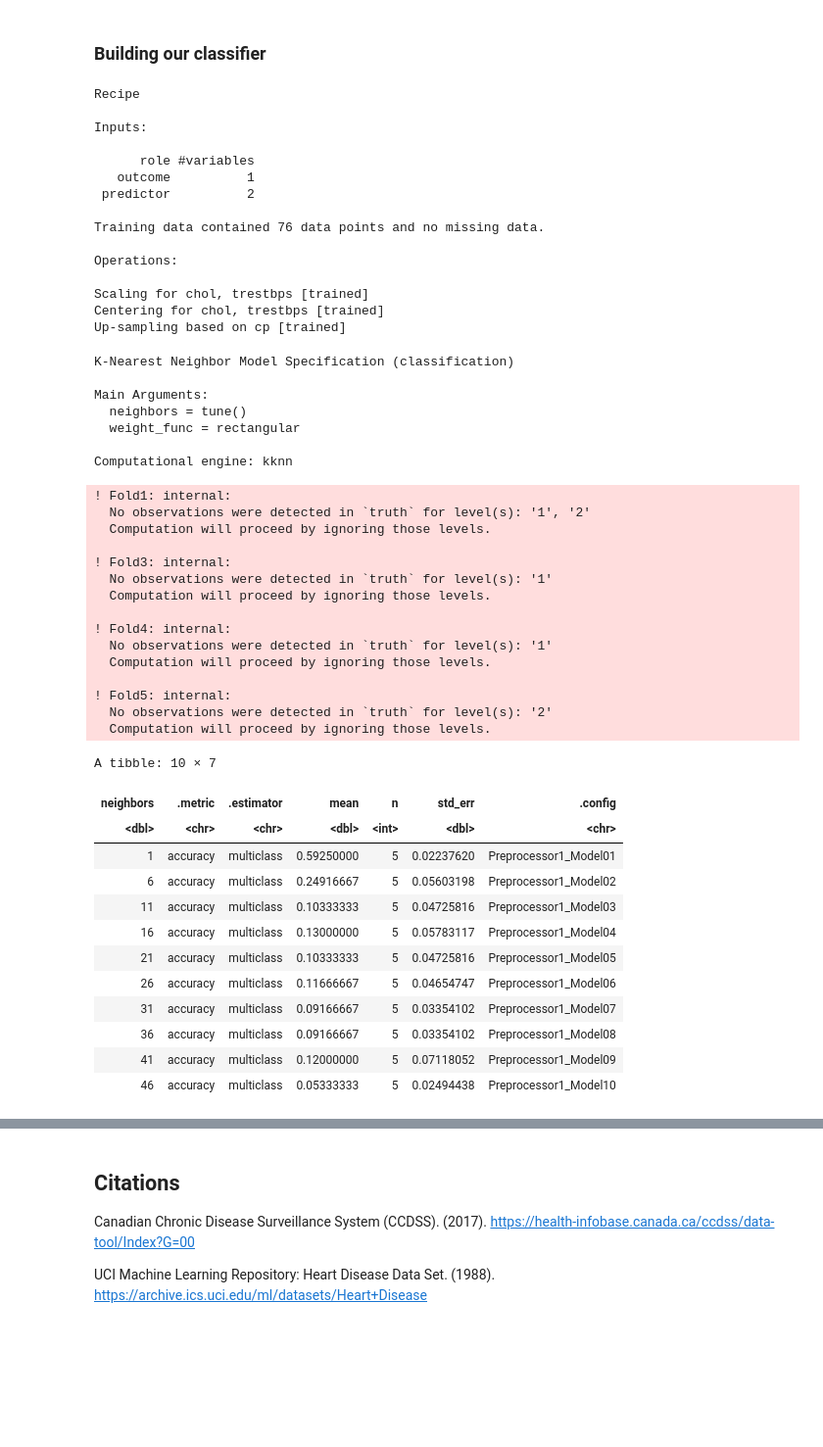
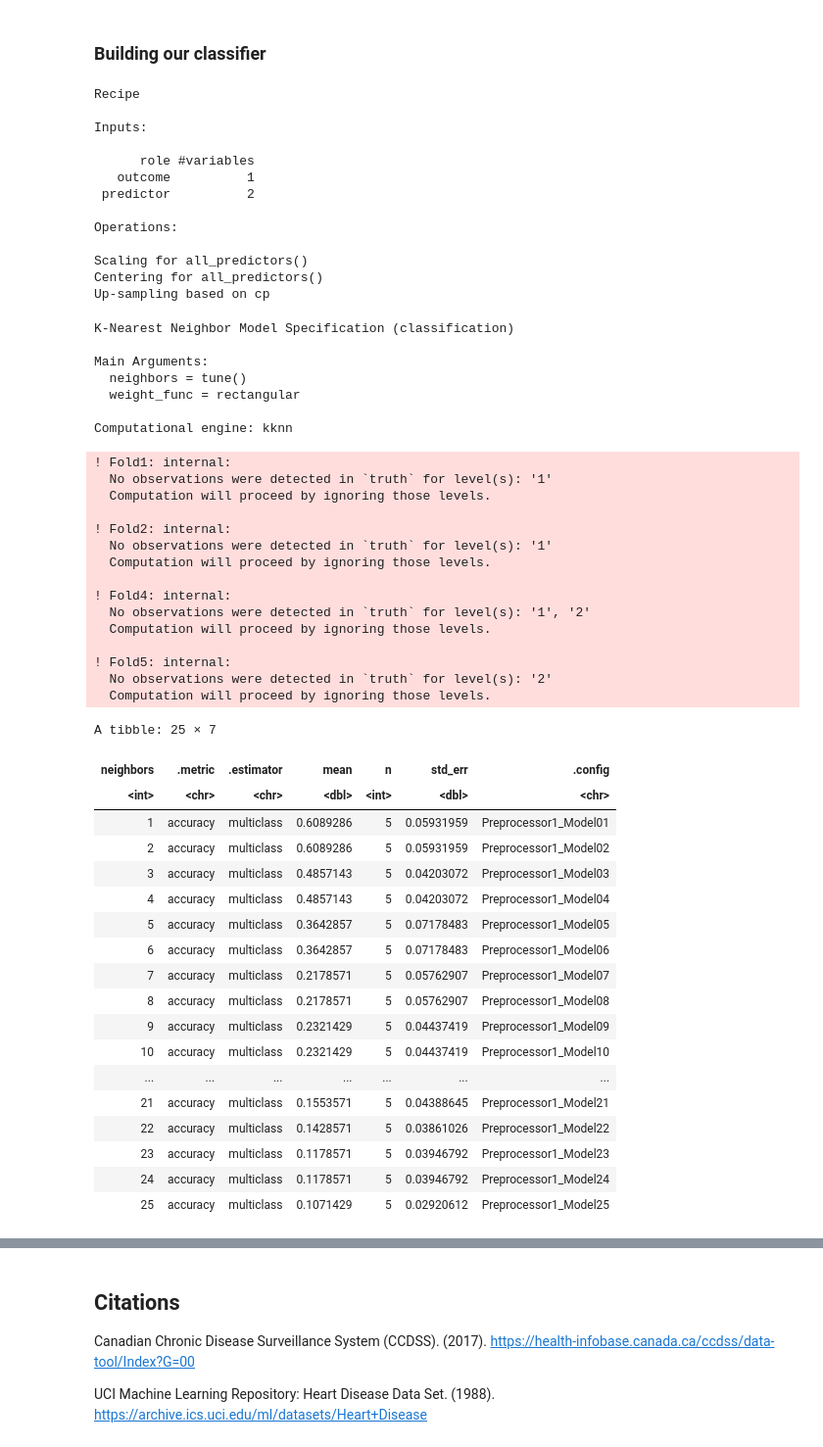
Before and after one commit to drkchu/chest-pain-classification, a Jupyter notebook: heart_disease.ipynb, the cells around one changed output, grey strips where cells are left out. Shown at 98% size. Drawn from its saved outputs; the diff is of its cells as text; code cells hidden in the pictures; blank space fills up the shorter version.

```diff
--- a/heart_disease.ipynb
+++ b/heart_disease.ipynb
@@ -230,10 +230,9 @@ Another question our data analysis lead to is treatment or medication for differ
 # %%
 # Creating our recipe and scaling, centering, and balancing our predictors
 heart_disease_recipe <- recipe(cp ~ chol + trestbps, data = heart_disease_train) |>
-  step_scale(all_predictors()) |>
-  step_center(all_predictors()) |>
-  step_upsample(cp)|>
-  prep()
+    step_scale(all_predictors()) |>
+    step_center(all_predictors()) |>
+    step_upsample(cp, over_ratio = 1) ##since we are using a worklist we don't need to prep
 heart_disease_recipe
 # %% [output]
 Recipe
@@ -244,13 +243,11 @@ Inputs:
    outcome          1
  predictor          2
 
-Training data contained 76 data points and no missing data.
-
 Operations:
 
-Scaling for chol, trestbps [trained]
-Centering for chol, trestbps [trained]
-Up-sampling based on cp [trained]
+Scaling for all_predictors()
+Centering for all_predictors()
+Up-sampling based on cp
 # %%
 knn_spec <- nearest_neighbor(weight_func = "rectangular", neighbors = tune()) |>
     set_engine("kknn") |>
@@ -267,43 +264,49 @@ Computational engine: kknn
 # %%
 #Perform 5-fold cross-validation to choose best k
 hd_vfold <- vfold_cv(heart_disease_train, v = 5, strata = cp)
-gridvals <- tibble(neighbors = seq(from = 1, to = 50, by = 5))
+gridvals <- tibble(neighbors = seq(1, 25))
 
 hd_results <- workflow() |>
     add_recipe(heart_disease_recipe) |>
     add_model(knn_spec)|>
     tune_grid(resamples = hd_vfold, grid = gridvals) |>
     collect_metrics() |>
     filter(.metric == "accuracy")
 hd_results
 # %% [output]
 ! Fold1: internal:
-  No observations were detected in `truth` for level(s): '1', '2'
+  No observations were detected in `truth` for level(s): '1'
   Computation will proceed by ignoring those levels.
 
-! Fold3: internal:
+! Fold2: internal:
   No observations were detected in `truth` for level(s): '1'
   Computation will proceed by ignoring those levels.
 
 ! Fold4: internal:
-  No observations were detected in `truth` for level(s): '1'
+  No observations were detected in `truth` for level(s): '1', '2'
   Computation will proceed by ignoring those levels.
 
 ! Fold5: internal:
   No observations were detected in `truth` for level(s): '2'
   Computation will proceed by ignoring those levels.
-A tibble: 10 × 7
+A tibble: 25 × 7
 | neighbors | .metric | .estimator | mean | n | std_err | .config |
-| <dbl> | <chr> | <chr> | <dbl> | <int> | <dbl> | <chr> |
-| 1 | accuracy | multiclass | 0.59250000 | 5 | 0.02237620 | Preprocessor1_Model01 |
-| 6 | accuracy | multiclass | 0.24916667 | 5 | 0.05603198 | Preprocessor1_Model02 |
-| 11 | accuracy | multiclass | 0.10333333 | 5 | 0.04725816 | Preprocessor1_Model03 |
-| 16 | accuracy | multiclass | 0.13000000 | 5 | 0.05783117 | Preprocessor1_Model04 |
-| 21 | accuracy | multiclass | 0.10333333 | 5 | 0.04725816 | Preprocessor1_Model05 |
-| 26 | accuracy | multiclass | 0.11666667 | 5 | 0.04654747 | Preprocessor1_Model06 |
-| 31 | accuracy | multiclass | 0.09166667 | 5 | 0.03354102 | Preprocessor1_Model07 |
-| 36 | accuracy | multiclass | 0.09166667 | 5 | 0.03354102 | Preprocessor1_Model08 |
-| 41 | accuracy | multiclass | 0.12000000 | 5 | 0.07118052 | Preprocessor1_Model09 |
-| 46 | accuracy | multiclass | 0.05333333 | 5 | 0.02494438 | Preprocessor1_Model10 |
+| <int> | <chr> | <chr> | <dbl> | <int> | <dbl> | <chr> |
+| 1 | accuracy | multiclass | 0.6089286 | 5 | 0.05931959 | Preprocessor1_Model01 |
+| 2 | accuracy | multiclass | 0.6089286 | 5 | 0.05931959 | Preprocessor1_Model02 |
+| 3 | accuracy | multiclass | 0.4857143 | 5 | 0.04203072 | Preprocessor1_Model03 |
+| 4 | accuracy | multiclass | 0.4857143 | 5 | 0.04203072 | Preprocessor1_Model04 |
+| 5 | accuracy | multiclass | 0.3642857 | 5 | 0.07178483 | Preprocessor1_Model05 |
+| 6 | accuracy | multiclass | 0.3642857 | 5 | 0.07178483 | Preprocessor1_Model06 |
+| 7 | accuracy | multiclass | 0.2178571 | 5 | 0.05762907 | Preprocessor1_Model07 |
+| 8 | accuracy | multiclass | 0.2178571 | 5 | 0.05762907 | Preprocessor1_Model08 |
+| 9 | accuracy | multiclass | 0.2321429 | 5 | 0.04437419 | Preprocessor1_Model09 |
+| 10 | accuracy | multiclass | 0.2321429 | 5 | 0.04437419 | Preprocessor1_Model10 |
+| ... | ... | ... | ... | ... | ... | ... |
+| 21 | accuracy | multiclass | 0.1553571 | 5 | 0.04388645 | Preprocessor1_Model21 |
+| 22 | accuracy | multiclass | 0.1428571 | 5 | 0.03861026 | Preprocessor1_Model22 |
+| 23 | accuracy | multiclass | 0.1178571 | 5 | 0.03946792 | Preprocessor1_Model23 |
+| 24 | accuracy | multiclass | 0.1178571 | 5 | 0.03946792 | Preprocessor1_Model24 |
+| 25 | accuracy | multiclass | 0.1071429 | 5 | 0.02920612 | Preprocessor1_Model25 |
 # %%
 # plot out and look at which value of k is the best
```
Also changed, not shown: parts of 1 cell of this notebook.
